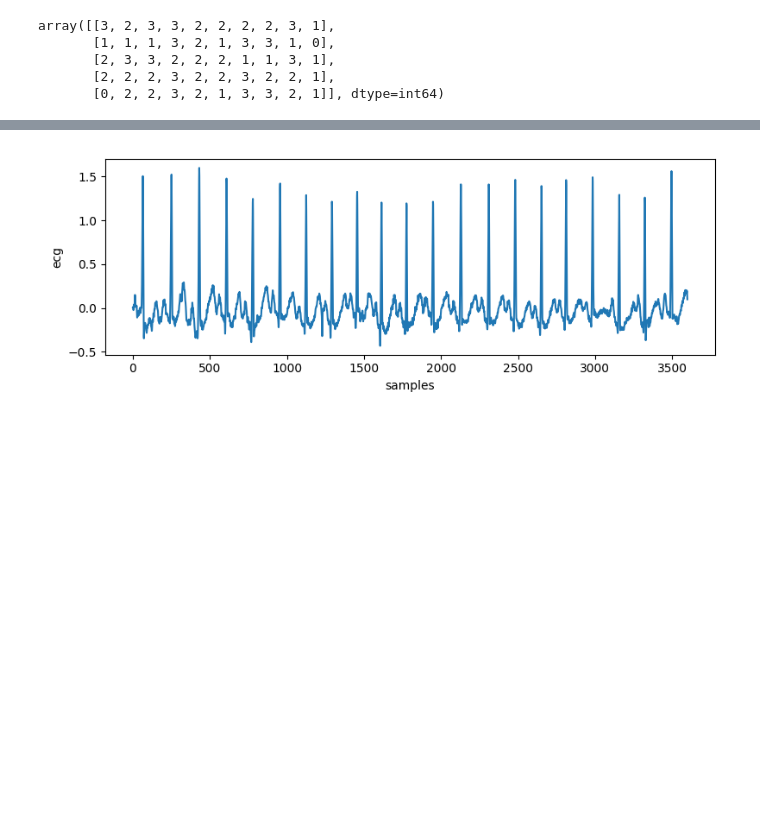
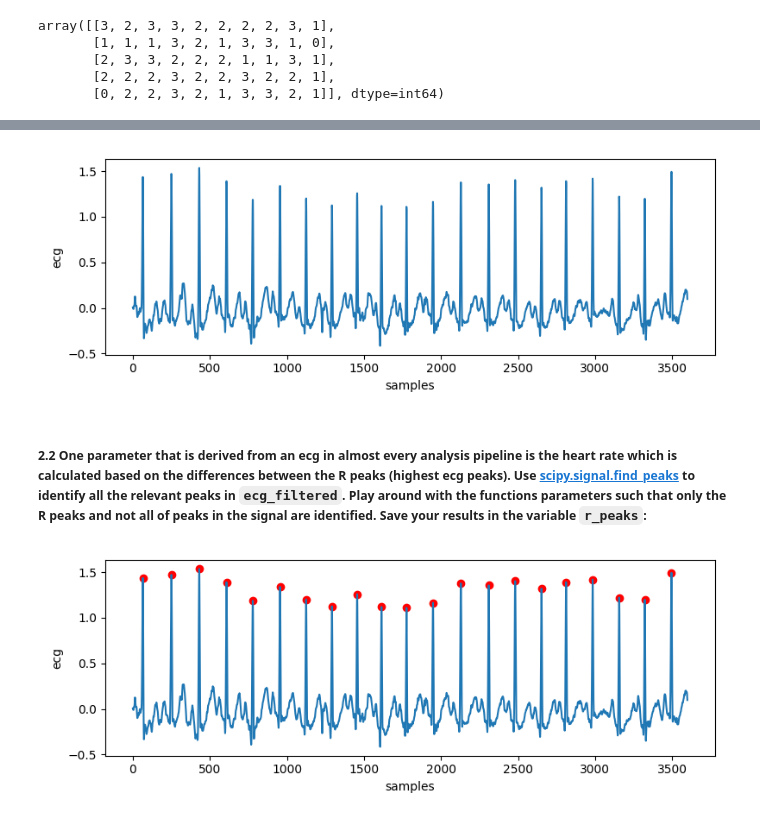
Before and after one commit to digikolleg-data-science-psychology/ads_exercise, a Jupyter notebook: course_directory/ads_exercise/source/06_numpy_scipy/06_numpy_scipy.ipynb, the cells around one changed output, grey strips where cells are left out. Saved outputs shown, nothing was run; the diff lists cells and outputs as text; code cells hidden in the pictures; blank space fills up the shorter version.

```diff
--- a/course_directory/ads_exercise/source/06_numpy_scipy/06_numpy_scipy.ipynb
+++ b/course_directory/ads_exercise/source/06_numpy_scipy/06_numpy_scipy.ipynb
@@ -142,6 +145,10 @@ def calc_pss(data, score_range, subscales):
 # %%
-from scipy.datasets import electrocardiogram
+# run this cell to visualize the ecg
 fs = 360
-start = 2000
-stop = start + 10 * fs
-ecg = electrocardiogram()[start:stop]
+ecg = electrocardiogram()[2000:5600]
+
+fig, ax = plt.subplots(figsize=(8, 3))
+ax.plot(ecg)
+ax.set_xlabel("samples")
+ax.set_ylabel("ecg")
+fig.tight_layout()
@@ -156,4 +170,5 @@ fig.tight_layout()
 # %%
-from scipy import signal
-sos = signal.butter(N=2, Wn=[0.5, 100], btype='bandpass', fs=360, output='sos')
+### BEGIN SOLUTION
+sos = signal.butter(N=2, Wn=[0.5, 50], btype='bandpass', fs=fs, output='sos')
 ecg_filtered = signal.sosfiltfilt(sos, ecg)
+### END SOLUTION
@@ -160,9 +178,9 @@ ecg_filtered = signal.sosfiltfilt(sos, ecg)
 # %%
-plt.close('all')
+# run this cell to visualize the filtered ecg
 fig, ax = plt.subplots(figsize=(8, 3))
 ax.plot(ecg_filtered)
 ax.set_xlabel("samples")
 ax.set_ylabel("ecg")
 fig.tight_layout()
 # %% [output]
-[figure, old version]
+[figure, new version]
@@ -171,2 +187,6 @@ from scipy.signal import find_peaks
+# %% [markdown]
+##### 2.2 One parameter that is derived from an ecg in almost every analysis pipeline is the heart rate which is calculated based on the differences between the R peaks (highest ecg peaks). Use [scipy.signal.find_peaks](https://docs.scipy.org/doc/scipy/reference/generated/scipy.signal.find_peaks.html) to identify all the relevant peaks in ``ecg_filtered``. Play around with the functions parameters such that only the R peaks and not all of peaks in the signal are identified. Save your results in the variable ``r_peaks``:
 # %%
-r_peaks, _ = find_peaks(ecg_filtered, height=1)
+### BEGIN SOLUTION
+r_peaks, _ = signal.find_peaks(ecg_filtered, height=1)
+### END SOLUTION
@@ -172,0 +196,10 @@ r_peaks, _ = find_peaks(ecg_filtered, height=1)
+# %%
+# run this cell to visualize the filtered ecg with all identified r_peaks
+fig, ax = plt.subplots(figsize=(8, 3))
+ax.plot(ecg_filtered)
+ax.scatter(r_peaks, ecg_filtered[r_peaks], color='red')
+ax.set_xlabel("samples")
+ax.set_ylabel("ecg")
+fig.tight_layout()
+# %% [output]
+[figure, added]
```
Also changed, not shown: parts of 18 cells of this notebook.
